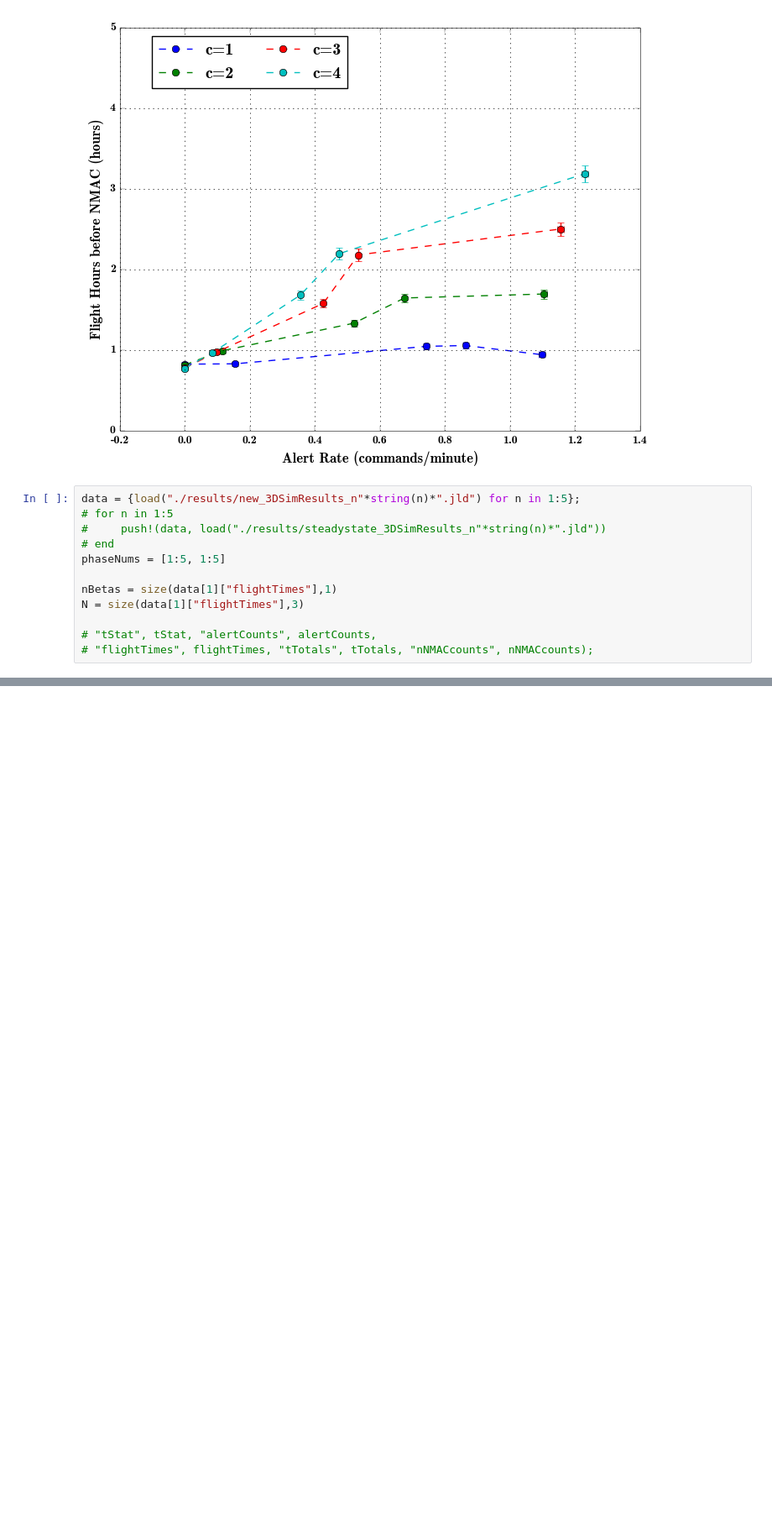
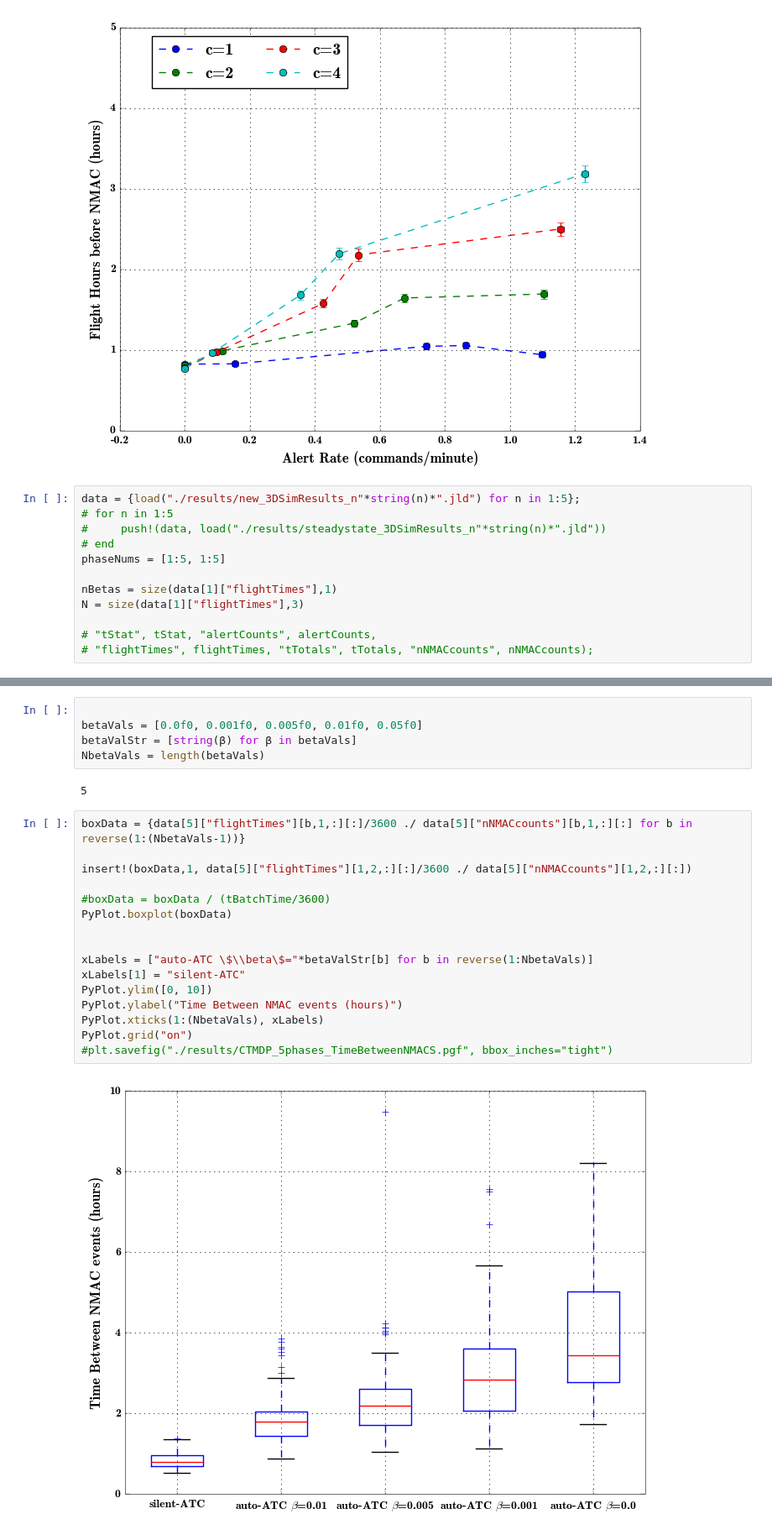
Before and after one commit to sisl/autoATC, a Jupyter notebook: CDC_3Dresults.ipynb, the cells around one changed output, grey strips where cells are left out. Shown: that part at 84% size. Drawn from its saved outputs; the diff is of its cells as text; blank space fills up the shorter version.

Commit message:
updated CDC results

```diff
--- a/CDC_3Dresults.ipynb
+++ b/CDC_3Dresults.ipynb
@@ -144,2 +144,27 @@ PyPlot.ylabel("Mean Time to NMAC (hours)")
 # %% [output]
 [figure]
+# %%
+
+betaVals = [0.0f0, 0.001f0, 0.005f0, 0.01f0, 0.05f0]
+betaValStr = [string(β) for β in betaVals]
+NbetaVals = length(betaVals)
+# %% [output]
+5
+# %%
+boxData = {data[5]["flightTimes"][b,1,:][:]/3600 ./ data[5]["nNMACcounts"][b,1,:][:] for b in reverse(1:(NbetaVals-1))}
+
+insert!(boxData,1, data[5]["flightTimes"][1,2,:][:]/3600 ./ data[5]["nNMACcounts"][1,2,:][:])
+
+#boxData = boxData / (tBatchTime/3600)
+PyPlot.boxplot(boxData)
+
+
+xLabels = ["auto-ATC \$\\beta\$="*betaValStr[b] for b in reverse(1:NbetaVals)]
+xLabels[1] = "silent-ATC"
+PyPlot.ylim([0, 10])
+PyPlot.ylabel("Time Between NMAC events (hours)")
+PyPlot.xticks(1:(NbetaVals), xLabels)
+PyPlot.grid("on")
+#plt.savefig("./results/CTMDP_5phases_TimeBetweenNMACS.pgf", bbox_inches="tight")
+# %% [output]
+[figure, added]
```
Also changed, not shown: parts of 2 cells of this notebook.
